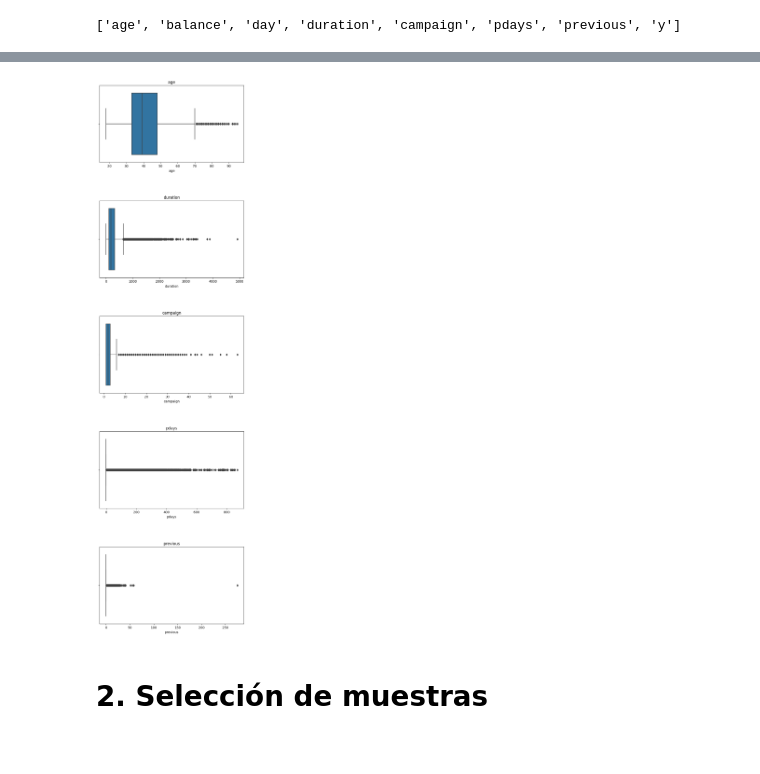
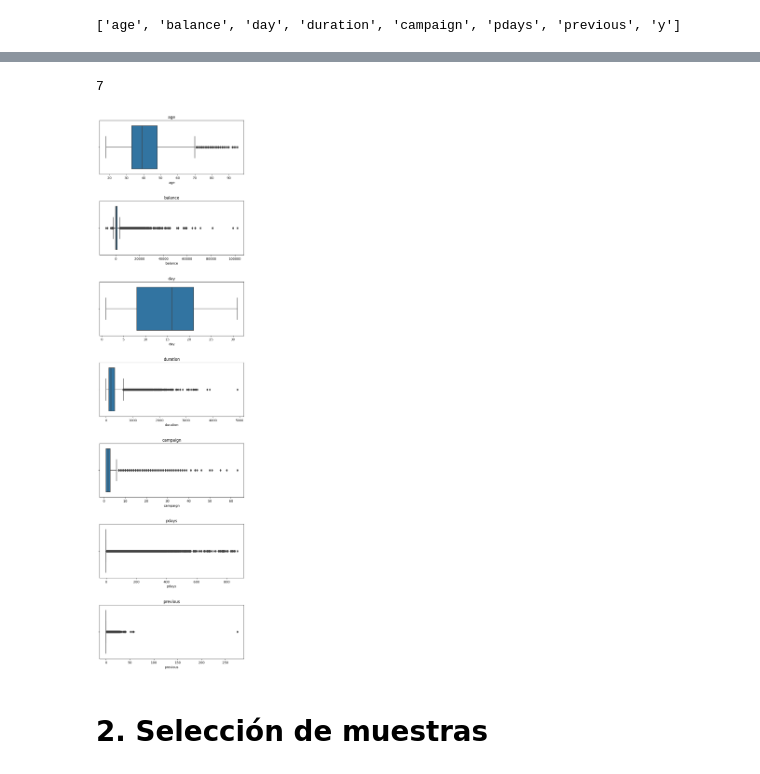
Before and after one commit to jdug1981/proyecto_final, a Jupyter notebook: Proyecto_final_final.ipynb, the cells around one changed output, grey strips where cells are left out. Cells and saved outputs as stored; diff of their text form; code cells hidden in the pictures.

```diff
--- a/Proyecto_final_final.ipynb
+++ b/Proyecto_final_final.ipynb
@@ -156,7 +165,7 @@ memory usage: 5.9+ MB
 # %%
 #La variable Objetivo de tipo categórica se mapea en 0=no , yes=1
 data["y"].unique()
-data["y"]=pddf["y"].map({'no':0, 'yes':1})
+data["y"]=data["y"].map({'no':0, 'yes':1})
 data.info()
 # %% [output]
 <class 'pandas.core.frame.DataFrame'>
@@ -244,7 +245,8 @@ categorical_columns.describe().transpose()
 # %%
+# Histograma de freciencias de las variables categóricas
 for column in categorical_columns:
     category_counts = data[column].value_counts(normalize=True)  # Calcular las frecuencias relativas
-    plt.figure(figsize=(10, 6))
+    plt.figure(figsize=(6, 6))
     plt.bar(category_counts.index, category_counts.values)
     plt.xlabel(column)
     plt.ylabel('Frecuencia Relativa')
@@ -346,0 +315,7 @@ numeric_columns.describe().transpose()
+# %%
+# Identificar las variables numéricas utilizando el atributo dtypes
+variables_numericas = data.select_dtypes(include=['number']).columns.tolist()
+print("Lista de Variables Numéricas: ",variables_numericas,"\n")
+#  Seleccionamos un subconjunto del dataset que solo incluye a las variables numéricas
+numeric_columns = data.select_dtypes(include=['int64', 'float'])
+numeric_columns.describe().transpose()
@@ -347,16 +333,20 @@ numeric_columns.describe().transpose()
+# %%
+len(cols_num)
+# %% [output]
+7
 # %%
 # Generar gráficas individuales boxplot pues las variables numéricas.
 # están en rangos diferentes
-cols_num = ['age', 'duration', 'campaign', 'pdays', 'previous']
-
-fig, ax = plt.subplots(nrows=5, ncols=1, figsize=(8,30))
+#cols_num = ['age', 'duration', 'campaign', 'pdays', 'previous']
+cols_num =variables_numericas[:-1]
+fig, ax = plt.subplots(nrows=len(cols_num), ncols=1, figsize=(8,30))
 fig.subplots_adjust(hspace=0.5)
 
 for i, col in enumerate(cols_num):
     sns.boxplot(x=col, data=data, ax=ax[i])
     ax[i].set_title(col)
 # %% [output]
-[figure, old version]
+[figure, new version]
 # %% [markdown]
 # 2. Selección de muestras
 # %%
```
Also changed, not shown: parts of 33 cells of this notebook.
